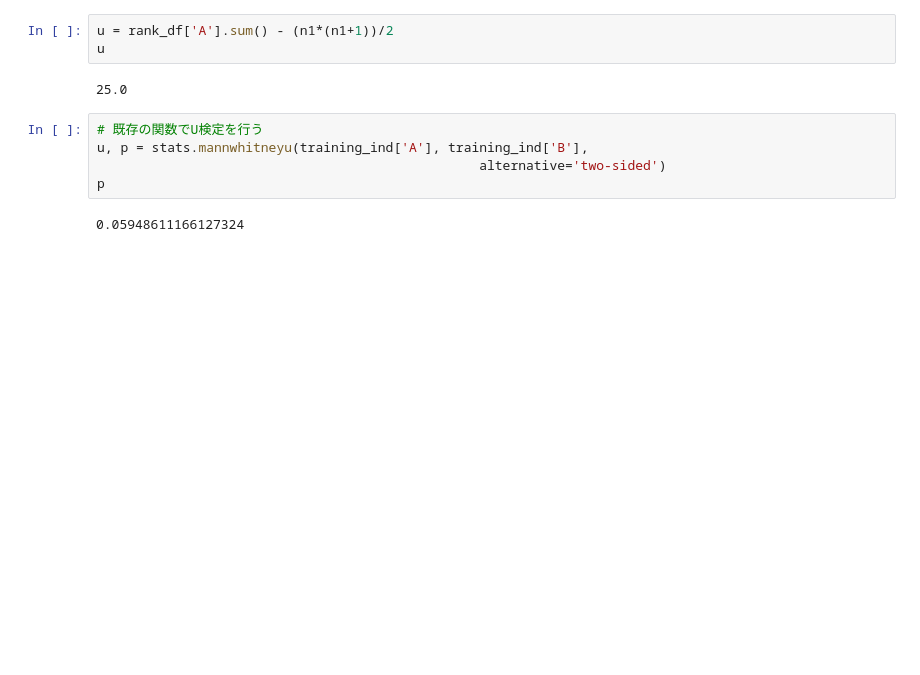
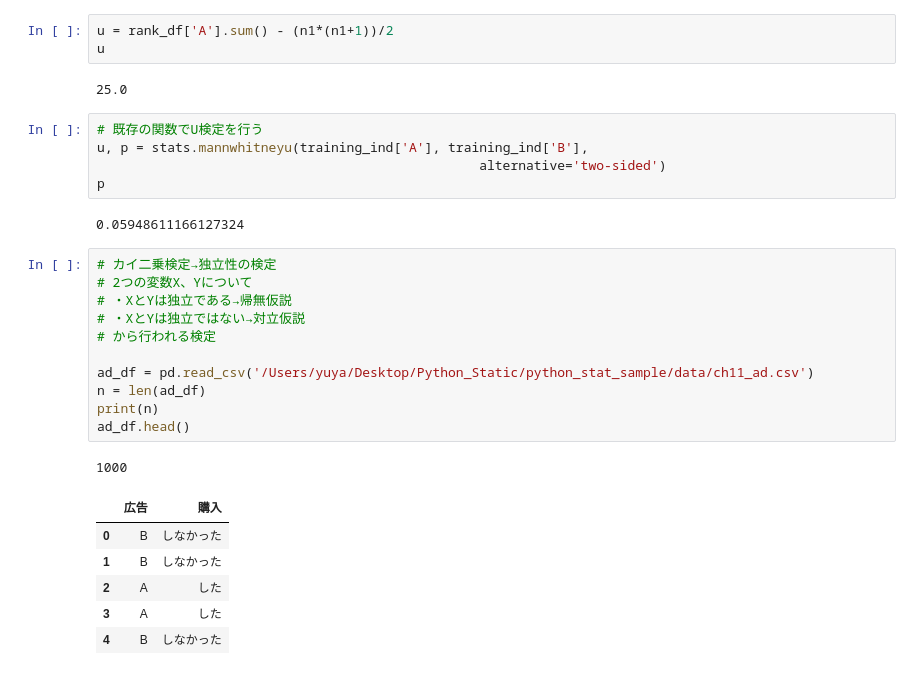
Before and after one commit to yuyahy/Statistical-Analysis-with-Python, a Jupyter notebook: Chap11_Statistical_Hypothesis_Testing.ipynb, the cells around one changed output. Cells and saved outputs as stored; diff of their text form; blank space fills up the shorter version.

Commit message:
【Pythonで理解する統計解析の基礎】 第11章-統計的仮説推定(完了)

```diff
--- a/Chap11_Statistical_Hypothesis_Testing.ipynb
+++ b/Chap11_Statistical_Hypothesis_Testing.ipynb
@@ -489,3 +489,22 @@ u, p = stats.mannwhitneyu(training_ind['A'], training_ind['B'],
 p
 # %% [output]
 0.05948611166127324
+# %%
+# カイ二乗検定→独立性の検定
+# 2つの変数X、Yについて
+# ・XとYは独立である→帰無仮説
+# ・XとYは独立ではない→対立仮説
+# から行われる検定
+
+ad_df = pd.read_csv('/Users/yuya/Desktop/Python_Static/python_stat_sample/data/ch11_ad.csv')
+n = len(ad_df)
+print(n)
+ad_df.head()
+# %% [output]
+1000
+|  | 広告 | 購入 |
+| 0 | B | しなかった |
+| 1 | B | しなかった |
+| 2 | A | した |
+| 3 | A | した |
+| 4 | B | しなかった |
```
Also changed, not shown: parts of 8 cells of this notebook.
